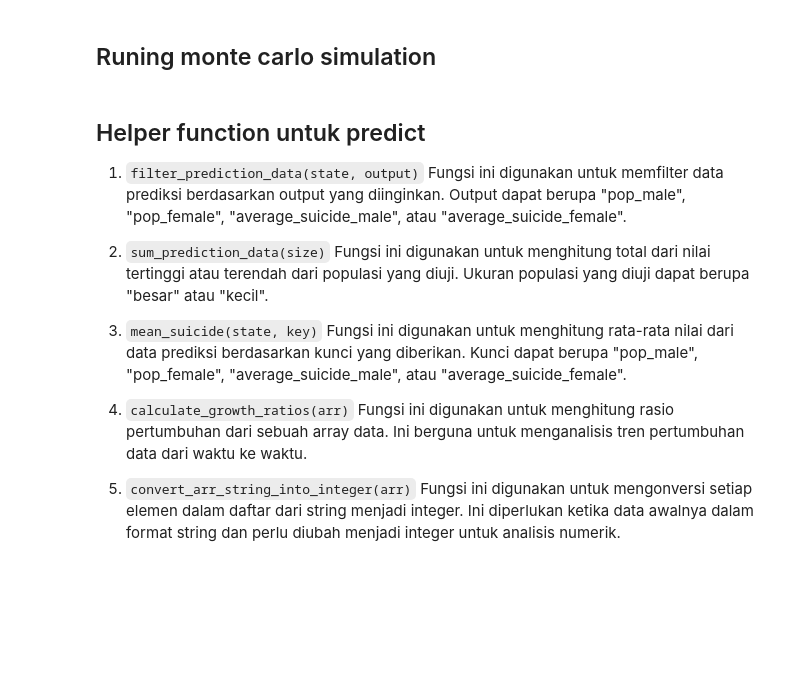
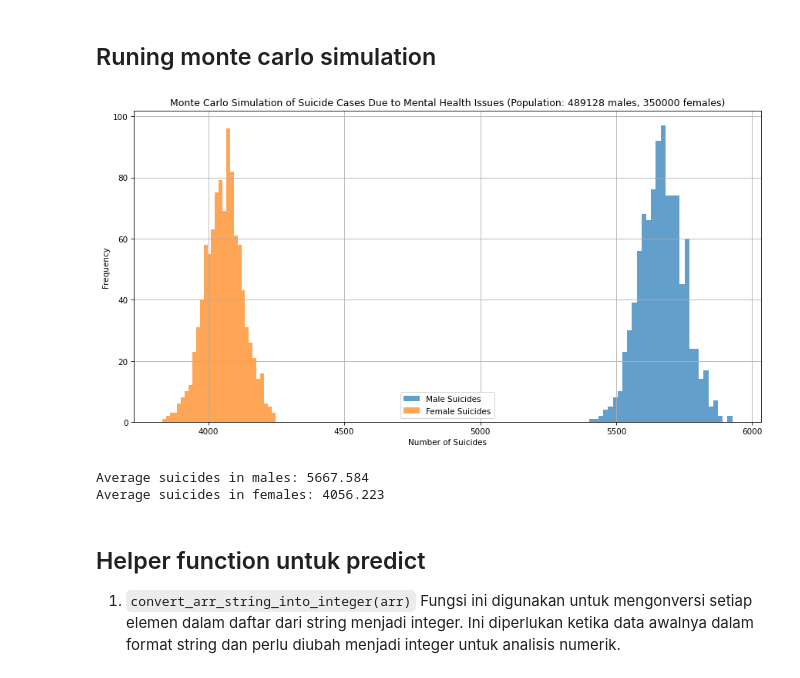
Before and after one commit to RH203/modsim-final-project, a Jupyter notebook: modsim_final_project.ipynb, the cells around one changed output. Drawn from its saved outputs; the diff is of its cells as text; code cells hidden in the pictures; blank space fills up the shorter version.

```diff
--- a/modsim_final_project.ipynb
+++ b/modsim_final_project.ipynb
@@ -176,0 +359,3 @@ total_df_schizo_mean
+# %%
+df_eating = pd.read_csv("sample/eating-disorders-in-males-vs-females.csv")
+df_eating.isnull().sum()
@@ -176,0 +371,3 @@ total_df_schizo_mean
+# %%
+df_eating = df_eating.fillna(method='ffill')
+df_eating.isnull().sum()
@@ -176,0 +383,15 @@ total_df_schizo_mean
+# %%
+df_eating = df_eating.rename(
+  columns={'Prevalence - Eating disorders - Sex: Male - Age: Age-standardized (Percent)': 'Eating_Male',
+           'Prevalence - Eating disorders - Sex: Female - Age: Age-standardized (Percent)': 'Eating_Female'})
+
+df_eating_filtered = df_eating[(df_eating['Year'] >= 1990) & (df_eating['Year'] <= 2017)]
+
+df_eating_mean = df_eating_filtered.groupby('Year').agg({
+  'Eating_Male': 'mean',
+  'Eating_Female': 'mean'
+})
+
+total_df_eating_mean = df_eating_mean['Eating_Male'] + df_eating_mean['Eating_Female']
+
+total_df_eating_mean
@@ -199,7 +438,7 @@ suicide_risk = {
   'depression': 0.07,
 }
 
-populations = [(489128, 350000), (1239876, 1304020), (22009, 40210), (39471, 15478)]
+populations = [(489128, 350000)]
 # %%
 # System
 system = System(prevalence_range=prevalence_range, suicide_risk=suicide_risk, num_points=random.randint(3, 23),
@@ -295,53 +551,40 @@ show(result_timeseries_male)
 ## Runing monte carlo simulation
 # %%
 for pop_male, pop_female in state.populations:
-  state.results_male = []
-  state.results_female = []
-  prediction_arr = []
-  for _ in range(system.iterations):
+  state.results_male = np.zeros(system.iterations, dtype=int)
+  state.results_female = np.zeros(system.iterations, dtype=int)
+
+  for i in range(system.iterations):
     suicide_male, suicide_female = run_simulation(state, system)
-    state.results_male.append(suicide_male)
-    state.results_female.append(suicide_female)
+    state.results_male[i] = int(suicide_male)
+    state.results_female[i] = int(suicide_female)
 
-  prediction_arr.append({
-    'pop_male': pop_male,
-    'pop_female': pop_female,
-    'average_male': np.mean(state.results_male),
-    'average_female': np.mean(state.results_female)
-  })
-
-  state.predictions.append(prediction_arr)
+  state.results_total = state.results_male + state.results_female
 
   # Plotting hasil simulasi
   plt.figure(figsize=(14, 7))
   plt.hist(state.results_male, bins=30, alpha=0.7, label='Male Suicides')
   plt.hist(state.results_female, bins=30, alpha=0.7, label='Female Suicides')
   plt.xlabel('Number of Suicides')
   plt.ylabel('Frequency')
+  plt.grid(True)
   plt.title(
     f'Monte Carlo Simulation of Suicide Cases Due to Mental Health Issues (Population: {pop_male} males, {pop_female} females)')
   plt.legend()
   plt.show()
 
   # Summary statistics
   mean_male = np.mean(state.results_male)
   mean_female = np.mean(state.results_female)
   print(f'Average suicides in males: {mean_male}')
   print(f'Average suicides in females: {mean_female}')
+# %% [output]
+[figure, added]
+Average suicides in males: 5667.584
+Average suicides in females: 4056.223
 # %% [markdown]
 ## Helper function untuk predict
-1. `filter_prediction_data(state, output)`
-Fungsi ini digunakan untuk memfilter data prediksi berdasarkan output yang diinginkan. Output dapat berupa "pop_male", "pop_female", "average_suicide_male", atau "average_suicide_female".
 
-2. `sum_prediction_data(size)`
-Fungsi ini digunakan untuk menghitung total dari nilai tertinggi atau terendah dari populasi yang diuji. Ukuran populasi yang diuji dapat berupa "besar" atau "kecil".
-
-3. `mean_suicide(state, key)`
-Fungsi ini digunakan untuk menghitung rata-rata nilai dari data prediksi berdasarkan kunci yang diberikan. Kunci dapat berupa "pop_male", "pop_female", "average_suicide_male", atau "average_suicide_female".
-
-4. `calculate_growth_ratios(arr)`
-Fungsi ini digunakan untuk menghitung rasio pertumbuhan dari sebuah array data. Ini berguna untuk menganalisis tren pertumbuhan data dari waktu ke waktu.
-
-5. `convert_arr_string_into_integer(arr)`
+1. `convert_arr_string_into_integer(arr)`
 Fungsi ini digunakan untuk mengonversi setiap elemen dalam daftar dari string menjadi integer. Ini diperlukan ketika data awalnya dalam format string dan perlu diubah menjadi integer untuk analisis numerik.
 # %%
```
Also changed, not shown: parts of 32 cells of this notebook.
